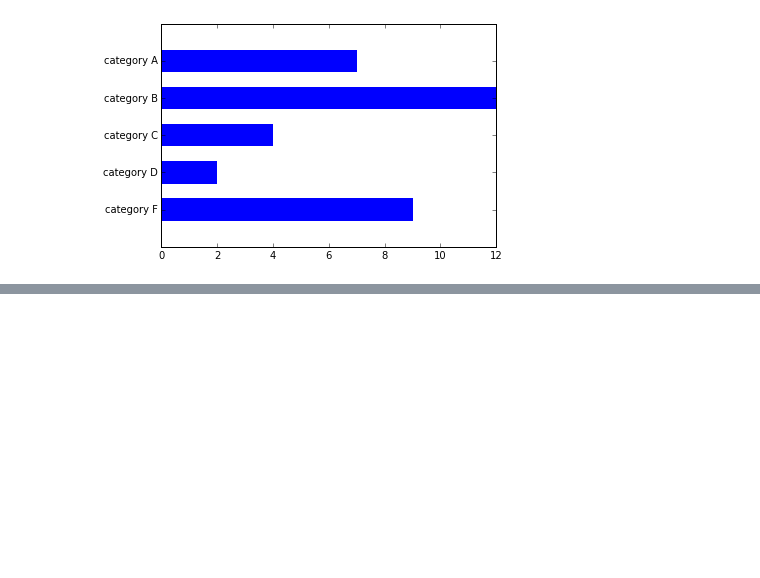
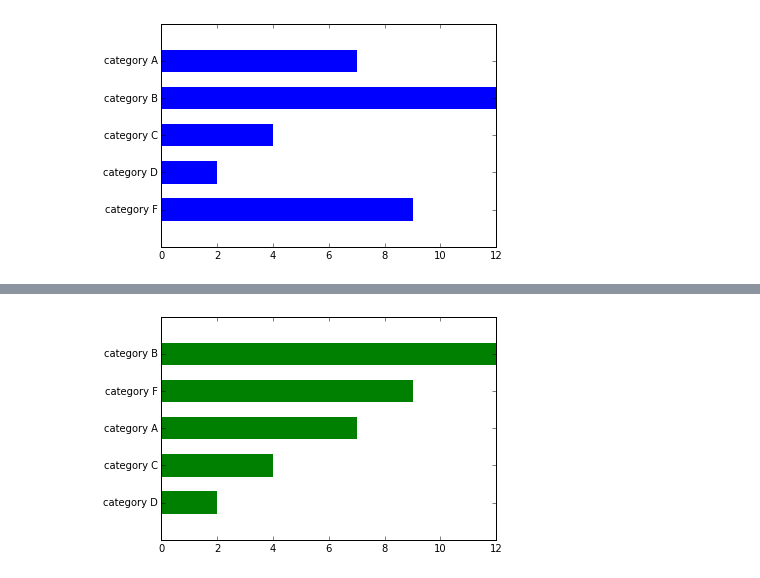
Before and after one commit to BadWizard/Visualizations-Python, a Jupyter notebook: notebooks/Basic-Plots.ipynb, the cells around one changed output, grey strips where cells are left out. Saved outputs shown, nothing was run; the diff lists cells and outputs as text; code cells hidden in the pictures; blank space fills up the shorter version.

```diff
--- a/notebooks/Basic-Plots.ipynb
+++ b/notebooks/Basic-Plots.ipynb
@@ -133,2 +117,0 @@ array([['B', 12],
-# %%
-category_values.sort(columns='values')
@@ -141,0 +127,16 @@ category_values.sort(columns='values')
+# %%
+categories = category_values['categories'].values
+values = category_values['values'].values
+
+plt.figure()
+
+plt.barh(-np.arange(len(categories)),
+         values,
+        color='green',
+        edgecolor='none',
+        height = .6,
+        align = 'center')
+
+plt.yticks(-np.arange(len(categories)),['category {}'.format(v) for v in categories]);
+# %% [output]
+[figure, added]
```
Also changed, not shown: parts of 8 cells of this notebook.
